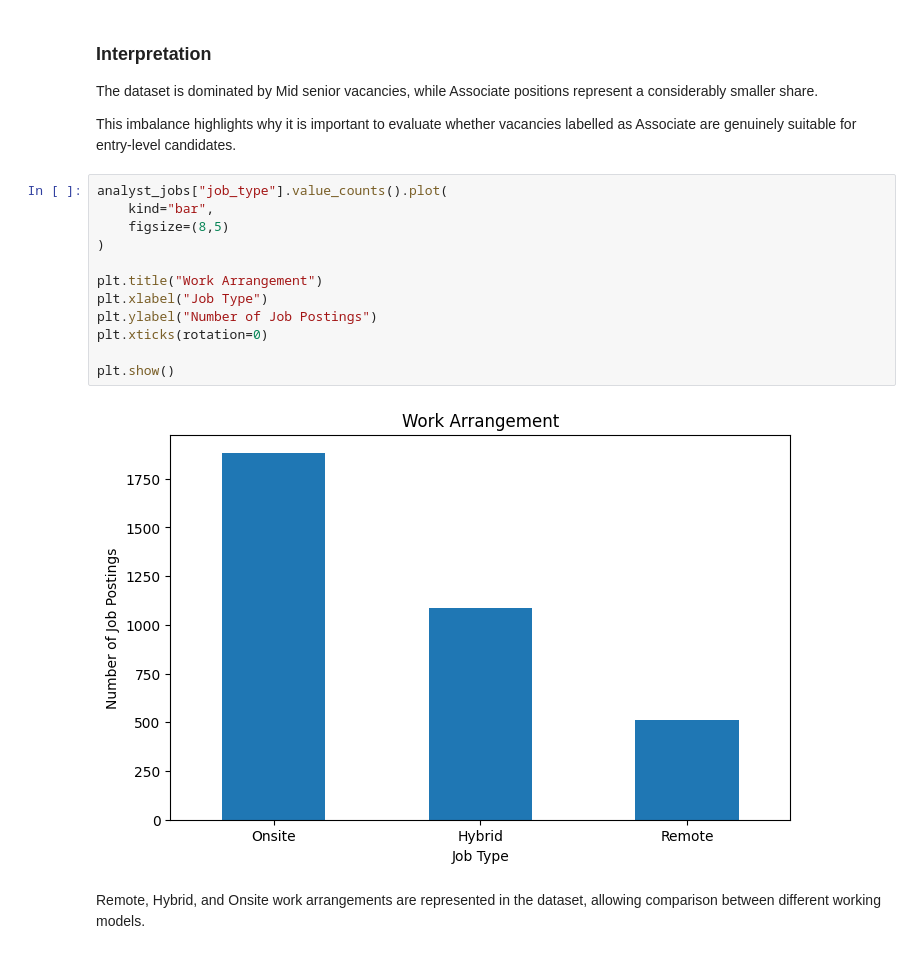
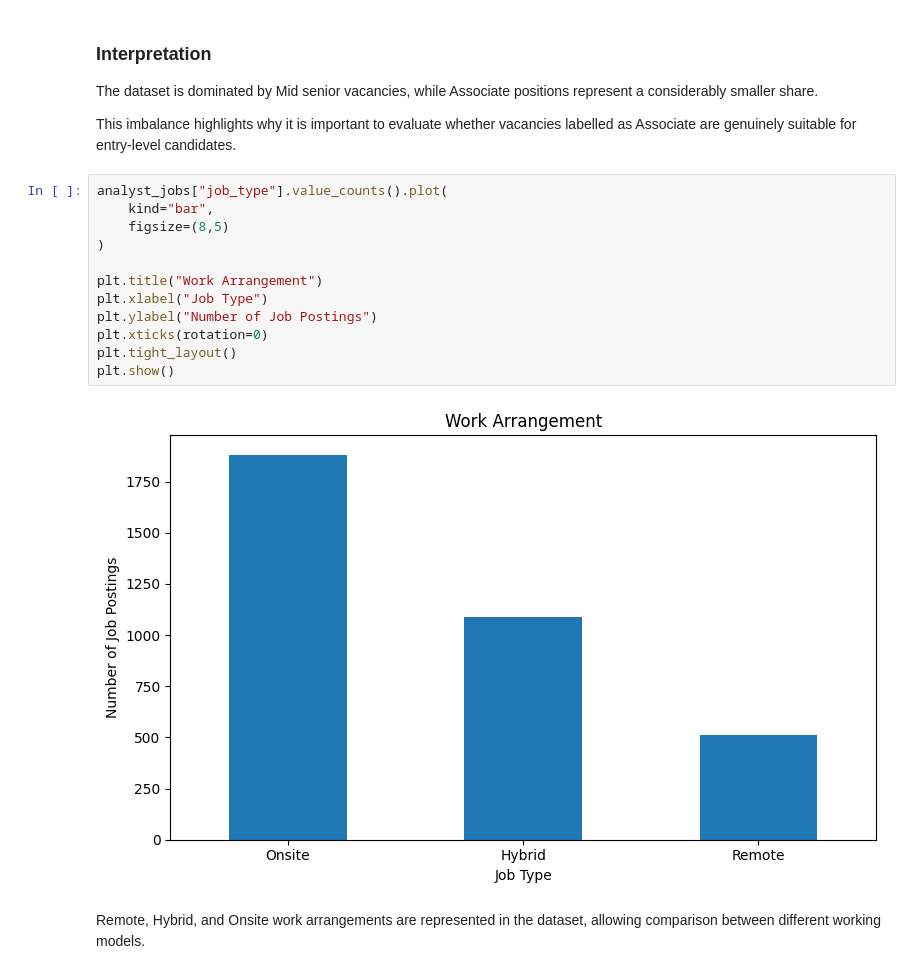
Before and after one commit to shvdkam/customer-behavior-sql-analysis, a Jupyter notebook: Are_Entry_Level_Data_Analyst_Jobs_Really_Entry_Level.ipynb, the cells around one changed output. Drawn from its saved outputs; the diff is of its cells as text.

```diff
--- a/Are_Entry_Level_Data_Analyst_Jobs_Really_Entry_Level.ipynb
+++ b/Are_Entry_Level_Data_Analyst_Jobs_Really_Entry_Level.ipynb
@@ -326,17 +314,17 @@ This imbalance highlights why it is important to evaluate whether vacancies labe
 # %%
 analyst_jobs["job_type"].value_counts().plot(
     kind="bar",
     figsize=(8,5)
 )
 
 plt.title("Work Arrangement")
 plt.xlabel("Job Type")
 plt.ylabel("Number of Job Postings")
 plt.xticks(rotation=0)
-
+plt.tight_layout()
 plt.show()
 # %% [output]
-[figure, old version]
+[figure, new version]
 # %% [markdown]
 Remote, Hybrid, and Onsite work arrangements are represented in the dataset, allowing comparison between different working models.
 # %%
```
Also changed, not shown: parts of 37 cells of this notebook.
